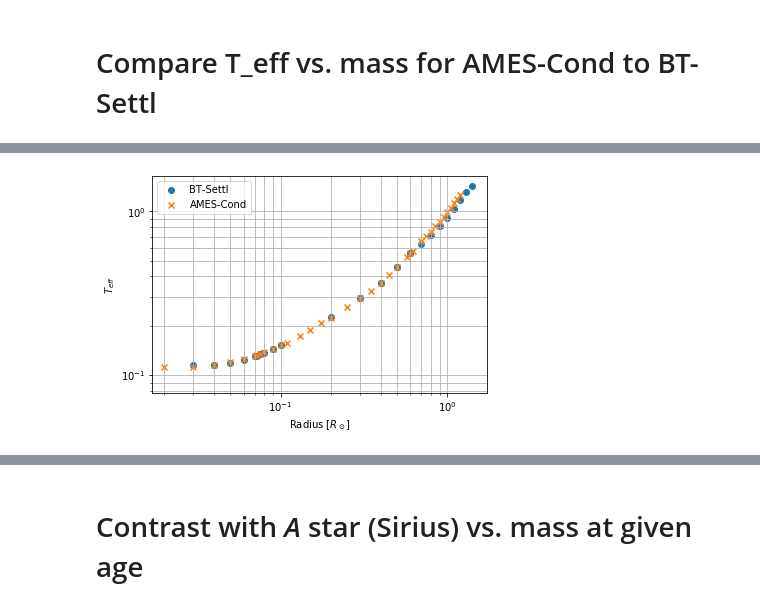
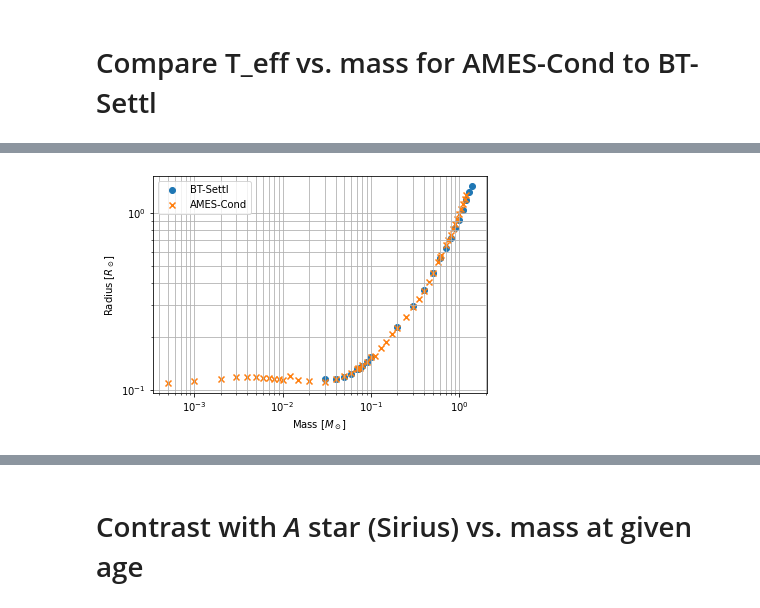
Before and after one commit to joseph-long/doodads, a Jupyter notebook: notebooks/Reproducing the BT-Settl MKO isochrones.ipynb, the cells around one changed output, grey strips where cells are left out. Cells and saved outputs as stored; diff of their text form; code cells hidden in the pictures.

Commit message:
Update BT-Settl notebook

```diff
--- a/notebooks/Reproducing the BT-Settl MKO isochrones.ipynb
+++ b/notebooks/Reproducing the BT-Settl MKO isochrones.ipynb
@@ -86,0 +87,30 @@ t_eff_vs_mass(plt.gca())
+# %%
+def mass_log_g_to_radius(mass, log_g_cm_per_s2):
+    g = 10**log_g_cm_per_s2 * u.cm/u.s**2
+    return dd.mass_surface_gravity_to_radius(mass, g)
+
+def t_eff_vs_radius(ax):
+    mask = BT_SETTL_MKO_ISOCHRONES['age_Gyr'] == current_age.to(u.Gyr).value
+    ax.scatter(
+        BT_SETTL_MKO_ISOCHRONES[mask]['M_Msun'],
+        mass_log_g_to_radius(BT_SETTL_MKO_ISOCHRONES[mask]['M_Msun'] * u.Msun, BT_SETTL_MKO_ISOCHRONES[mask]['log_g']).to(u.Rsun),
+        label='BT-Settl'
+    )
+
+    mask2 = AMES_COND_MKO_ISOCHRONES['age_Gyr'] == current_age.to(u.Gyr).value
+    ax.scatter(
+        AMES_COND_MKO_ISOCHRONES[mask2]['M_Msun'],
+        mass_log_g_to_radius(AMES_COND_MKO_ISOCHRONES[mask2]['M_Msun'] * u.Msun, AMES_COND_MKO_ISOCHRONES[mask2]['log_g']).to(u.Rsun),
+        label='AMES-Cond',
+        marker='x'
+    )
+    ax.set(
+        xlabel='Radius [$R_\\odot$]',
+        ylabel='$T_{eff}$',
+        xscale='log',
+        yscale='log'
+    )
+    ax.grid(which='both')
+    ax.legend()
+
+t_eff_vs_radius(plt.gca())
@@ -87,28 +119,28 @@ t_eff_vs_mass(plt.gca())
 # %%
 def t_eff_vs_radius(ax):
     mask = BT_SETTL_MKO_ISOCHRONES['age_Gyr'] == current_age.to(u.Gyr).value
     ax.scatter(
         BT_SETTL_MKO_ISOCHRONES[mask]['M_Msun'],
-        dd.mass_log_g_to_radius(BT_SETTL_MKO_ISOCHRONES[mask]['M_Msun'] * u.Msun, BT_SETTL_MKO_ISOCHRONES[mask]['log_g']).to(u.Rsun),
+        mass_log_g_to_radius(BT_SETTL_MKO_ISOCHRONES[mask]['M_Msun'] * u.Msun, BT_SETTL_MKO_ISOCHRONES[mask]['log_g']).to(u.Rsun),
         label='BT-Settl'
     )
 
     mask2 = AMES_COND_MKO_ISOCHRONES['age_Gyr'] == current_age.to(u.Gyr).value
     ax.scatter(
         AMES_COND_MKO_ISOCHRONES[mask2]['M_Msun'],
-        dd.mass_log_g_to_radius(AMES_COND_MKO_ISOCHRONES[mask2]['M_Msun'] * u.Msun, AMES_COND_MKO_ISOCHRONES[mask2]['log_g']).to(u.Rsun),
+        mass_log_g_to_radius(AMES_COND_MKO_ISOCHRONES[mask2]['M_Msun'] * u.Msun, AMES_COND_MKO_ISOCHRONES[mask2]['log_g']).to(u.Rsun),
         label='AMES-Cond',
         marker='x'
     )
     ax.set(
-        xlabel='Radius [$R_\\odot$]',
-        ylabel='$T_{eff}$',
+        ylabel='Radius [$R_\\odot$]',
+        xlabel='Mass [$M_\\odot$]',
         xscale='log',
         yscale='log'
     )
     ax.grid(which='both')
     ax.legend()
 
 t_eff_vs_radius(plt.gca())
 # %% [output]
-[figure, old version]
+[figure, new version]
```
Also changed, not shown: parts of 6 cells of this notebook.
